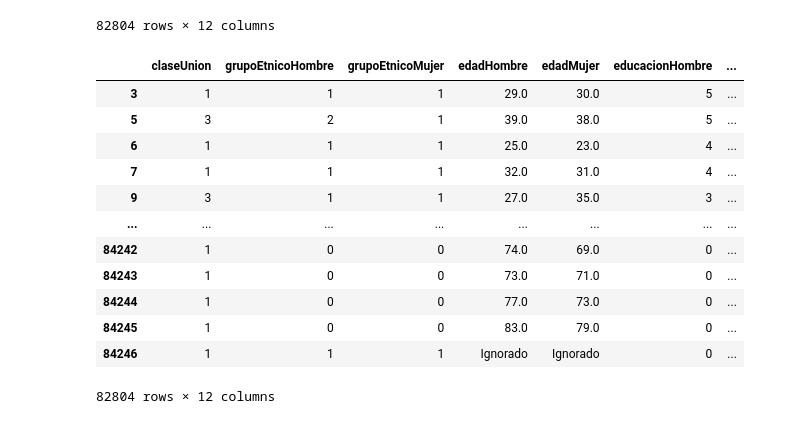
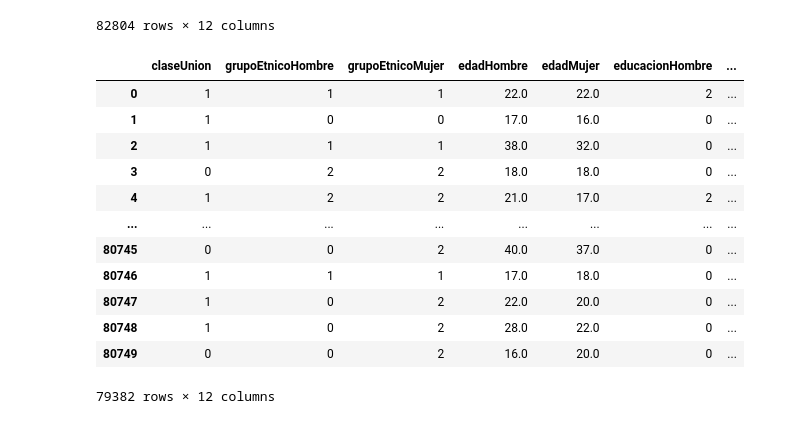
Before and after one commit to MGonza20/Proyecto1_MD, a Jupyter notebook: proyecto_final.ipynb, the cells around one changed output. Drawn from its saved outputs; the diff is of its cells as text; code cells hidden in the pictures.

```diff
--- a/proyecto_final.ipynb
+++ b/proyecto_final.ipynb
@@ -211,22 +211,6 @@ data_2012_final
 | 84245 | 0 | 0 | 1 | 0 | 0 | 83.0 | ... |
 | 84246 | 0 | 0 | 1 | 1 | 1 | Ignorado | ... |
 82804 rows × 12 columns
-# %%
-data_2012
-# %% [output]
-|  | claseUnion | grupoEtnicoHombre | grupoEtnicoMujer | edadHombre | edadMujer | educacionHombre | ... |
-| 3 | 1 | 1 | 1 | 29.0 | 30.0 | 5 | ... |
-| 5 | 3 | 2 | 1 | 39.0 | 38.0 | 5 | ... |
-| 6 | 1 | 1 | 1 | 25.0 | 23.0 | 4 | ... |
-| 7 | 1 | 1 | 1 | 32.0 | 31.0 | 4 | ... |
-| 9 | 3 | 1 | 1 | 27.0 | 35.0 | 3 | ... |
-| ... | ... | ... | ... | ... | ... | ... | ... |
-| 84242 | 1 | 0 | 0 | 74.0 | 69.0 | 0 | ... |
-| 84243 | 1 | 0 | 0 | 73.0 | 71.0 | 0 | ... |
-| 84244 | 1 | 0 | 0 | 77.0 | 73.0 | 0 | ... |
-| 84245 | 1 | 0 | 0 | 83.0 | 79.0 | 0 | ... |
-| 84246 | 1 | 1 | 1 | Ignorado | Ignorado | 0 | ... |
-82804 rows × 12 columns
 # %%
 # Limpieza data - 2013
 
@@ -255,33 +239,53 @@ columns_use_2013.append('edadHombre')
 data_2013['edadMujer'] = data_2013['EDADMUJ']
 columns_use_2013.append('edadMujer')
 
 # Nivel de educacion del hombre y de la mujer
 educacion_tipos_2013 = {'Ninguno': 1, 'Primaria': 2, 'Básico': 3, 'DIversificado': 4, 'Universitario': 5, 'Postgrado': 6}
 data_2013['educacionHombre'] = data_2013['ESCHOM'].apply(lambda x: educacion_tipos_2013.get(x, 0))
 data_2013['educacionMujer'] = data_2013['ESCMUJ'].apply(lambda x: educacion_tipos_2013.get(x, 0))
 columns_use_2013.extend(['educacionHombre', 'educacionMujer'])
 
 # Ocupaciones extra del hombre
 mas_ocupaciones = ocupacion_tipos_basico.copy()
 mas_ocupaciones['Suboficiales de las fuerzas armadas'] = 22
 mas_ocupaciones['Trabajadores forestales calificados, pescadores y cazadores'] = 41
 
 # Ocupacion del hombre y de la mujer
 data_2013['ocupacionHombre'] = data_2013['CIUOHOM'].apply(lambda x: mas_ocupaciones.get(x, 0))
 data_2013['ocupacionMujer'] = data_2013['CIUOMUJ'].apply(lambda x: ocupacion_tipos_basico.get(x, 0))
 columns_use_2013.extend(['ocupacionHombre', 'ocupacionMujer'])
 
 # Departamento de ocurrencia de matrimonio
 data_2013['departamentoOcurrencia'] = data_2013['DEPREG'].apply(lambda x: departamentos_2011_2019.get(x, 0))
 columns_use_2013.append('departamentoOcurrencia')
 
 # Mes de ocurrencia de matrimonio
 data_2013['mesOcurrencia'] = data_2013['MESREG'].apply(lambda x: meses_ocurrencia.get(x, 0))
 columns_use_2013.append('mesOcurrencia')
 
 # Año de registro de matrimonio
 data_2013['anioRegistro'] = data_2013['AÑOREG']
 columns_use_2013.append('anioRegistro')
+
+# data final - 2013
+columns_not_used_2013 = [x for x in data_2013.columns if x not in columns_use_2013]
+data_2013_final = data_2013.drop(columns_not_used_2013, axis=1)
+
+data_2013_final
+# %% [output]
+|  | claseUnion | grupoEtnicoHombre | grupoEtnicoMujer | edadHombre | edadMujer | educacionHombre | ... |
+| 0 | 1 | 1 | 1 | 22.0 | 22.0 | 2 | ... |
+| 1 | 1 | 0 | 0 | 17.0 | 16.0 | 0 | ... |
+| 2 | 1 | 1 | 1 | 38.0 | 32.0 | 0 | ... |
+| 3 | 0 | 2 | 2 | 18.0 | 18.0 | 0 | ... |
+| 4 | 1 | 2 | 2 | 21.0 | 17.0 | 2 | ... |
+| ... | ... | ... | ... | ... | ... | ... | ... |
+| 80745 | 0 | 0 | 2 | 40.0 | 37.0 | 0 | ... |
+| 80746 | 1 | 1 | 1 | 17.0 | 18.0 | 0 | ... |
+| 80747 | 1 | 0 | 2 | 22.0 | 20.0 | 0 | ... |
+| 80748 | 1 | 0 | 2 | 28.0 | 22.0 | 0 | ... |
+| 80749 | 0 | 0 | 2 | 16.0 | 20.0 | 0 | ... |
+79382 rows × 12 columns
 # %%
 # Limpieza data - 2014
 
```
Also changed, not shown: parts of 9 cells of this notebook.
